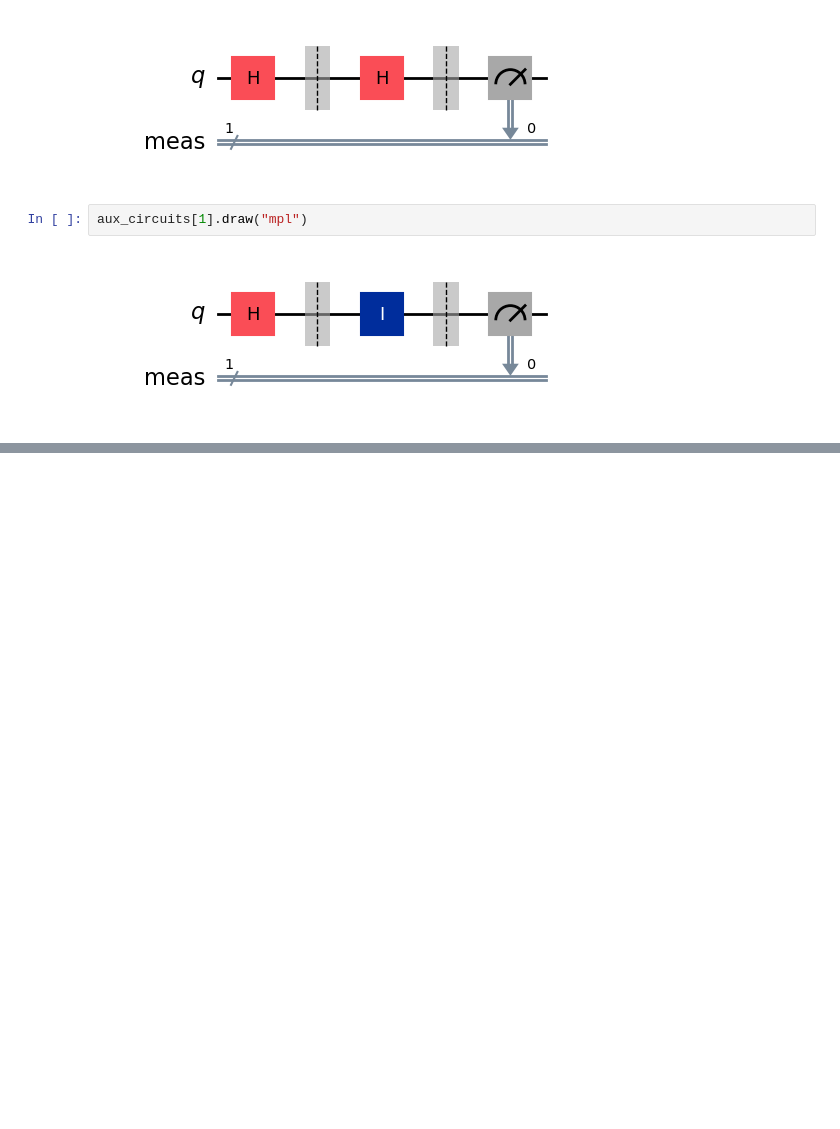
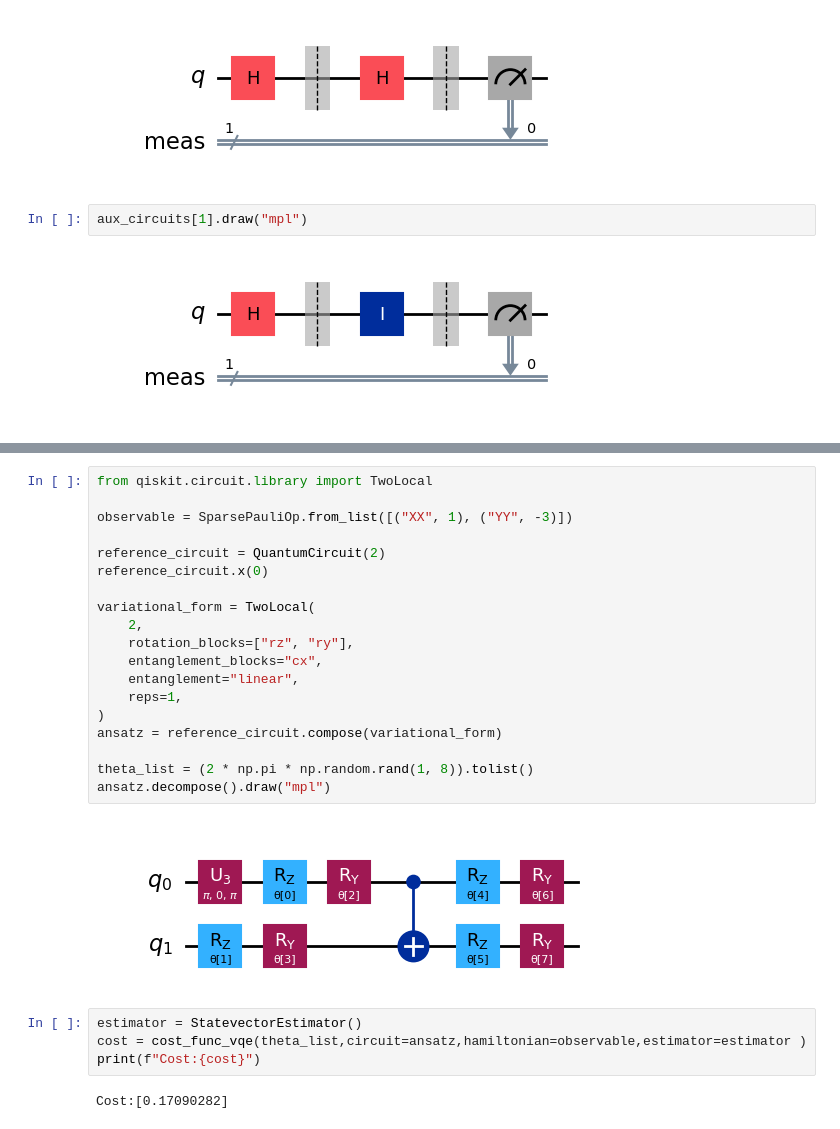
Before and after one commit to kibrahim757/qiskit_generated_code_samples, a Jupyter notebook: 12_variational_alogrithm_design.ipynb, the cells around one changed output, grey strips where cells are left out. Drawn from its saved outputs; the diff is of its cells as text; blank space fills up the shorter version.

Commit message:
added cost functions

```diff
--- a/12_variational_alogrithm_design.ipynb
+++ b/12_variational_alogrithm_design.ipynb
@@ -223,0 +240,27 @@ Estimator results:
+# %%
+from qiskit.circuit.library import TwoLocal
+
+observable = SparsePauliOp.from_list([("XX", 1), ("YY", -3)])
+
+reference_circuit = QuantumCircuit(2)
+reference_circuit.x(0)
+
+variational_form = TwoLocal(
+    2,
+    rotation_blocks=["rz", "ry"],
+    entanglement_blocks="cx",
+    entanglement="linear",
+    reps=1,
+)
+ansatz = reference_circuit.compose(variational_form)
+
+theta_list = (2 * np.pi * np.random.rand(1, 8)).tolist()
+ansatz.decompose().draw("mpl")
+# %% [output]
+[figure, added]
+# %%
+estimator = StatevectorEstimator()
+cost = cost_func_vqe(theta_list,circuit=ansatz,hamiltonian=observable,estimator=estimator )
+print(f"Cost:{cost}")
+# %% [output]
+Cost:[0.17090282]
```
Also changed, not shown: parts of 3 cells of this notebook.
